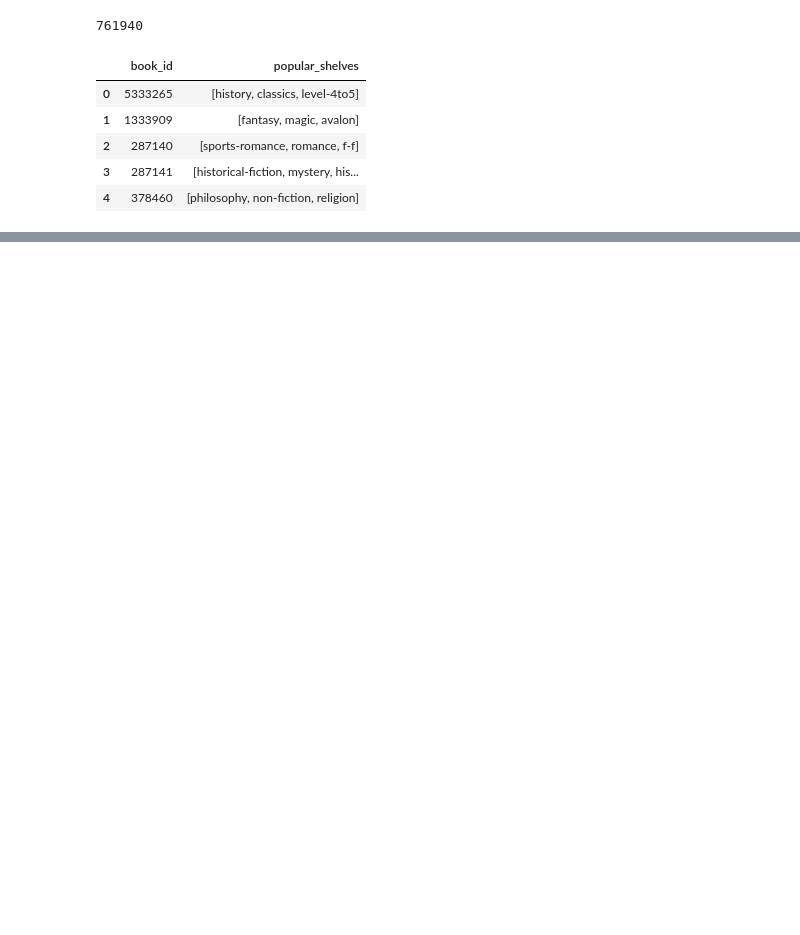
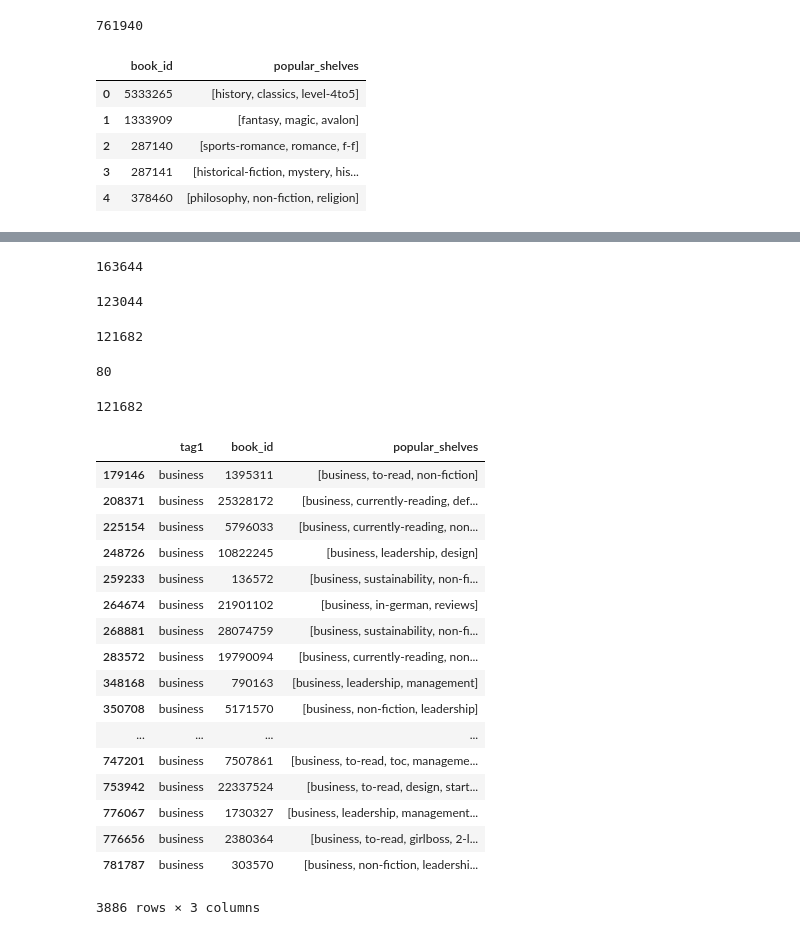
Before and after one commit to ychebaro/project_insight, a Jupyter notebook: Cleaning_books.ipynb, the cells around one changed output, grey strips where cells are left out. Saved outputs shown, nothing was run; the diff lists cells and outputs as text; code cells hidden in the pictures; blank space fills up the shorter version.

```diff
--- a/Cleaning_books.ipynb
+++ b/Cleaning_books.ipynb
@@ -357,0 +671,2 @@ newdata.head()
+# %%
+test2 = onetag[onetag['tag1'].isin(m)]
@@ -357,0 +677,21 @@ newdata.head()
+# %%
+filter2 = test2['tag1'].str.match('.*bdsm*')
+
+test2 = test2[~filter2]
+len(test2)
+# %% [output]
+163644
+# %%
+filter2 = test2['tag1'].str.match('.*ya*')
+
+test2 = test2[~filter2]
+len(test2)
+# %% [output]
+123044
+# %%
+filter2 = test2['tag1'].str.match('.*erotica*')
+
+test2 = test2[~filter2]
+len(test2)
+# %% [output]
+121682
@@ -357,0 +700,29 @@ newdata.head()
+# %%
+len(set(test2['tag1']))
+# %% [output]
+80
+# %%
+len(test2)
+# %% [output]
+121682
+# %%
+test2[test2['tag1'] == 'business']
+# %% [output]
+|  | tag1 | book_id | popular_shelves |
+| 179146 | business | 1395311 | [business, to-read, non-fiction] |
+| 208371 | business | 25328172 | [business, currently-reading, def... |
+| 225154 | business | 5796033 | [business, currently-reading, non... |
+| 248726 | business | 10822245 | [business, leadership, design] |
+| 259233 | business | 136572 | [business, sustainability, non-fi... |
+| 264674 | business | 21901102 | [business, in-german, reviews] |
+| 268881 | business | 28074759 | [business, sustainability, non-fi... |
+| 283572 | business | 19790094 | [business, currently-reading, non... |
+| 348168 | business | 790163 | [business, leadership, management] |
+| 350708 | business | 5171570 | [business, non-fiction, leadership] |
+| ... | ... | ... | ... |
+| 747201 | business | 7507861 | [business, to-read, toc, manageme... |
+| 753942 | business | 22337524 | [business, to-read, design, start... |
+| 776067 | business | 1730327 | [business, leadership, management... |
+| 776656 | business | 2380364 | [business, to-read, girlboss, 2-l... |
+| 781787 | business | 303570 | [business, non-fiction, leadershi... |
+3886 rows × 3 columns
```
Also changed, not shown: parts of 60 cells of this notebook.
